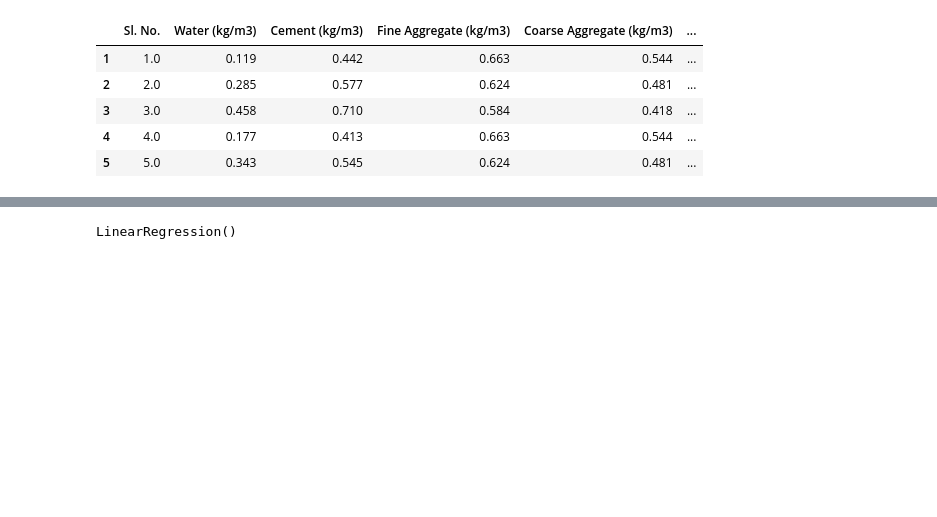
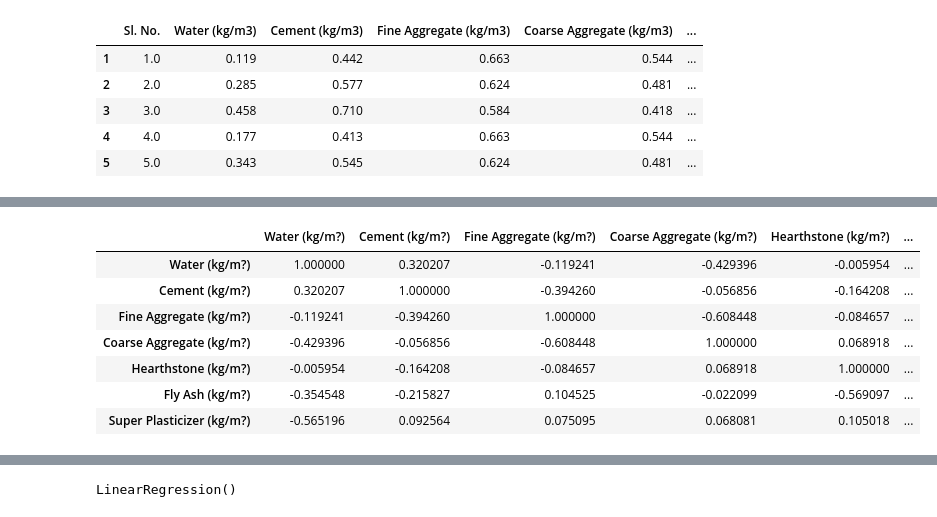
Before and after one commit to Sirfowahid/Concrete_Compressive_Strength_Analysis_Using_ML, a Jupyter notebook: CCSA.ipynb, the cells around one changed output, grey strips where cells are left out. Saved outputs shown, nothing was run; the diff lists cells and outputs as text; code cells hidden in the pictures; blank space fills up the shorter version.

```diff
--- a/CCSA.ipynb
+++ b/CCSA.ipynb
@@ -139,3 +86,14 @@ plt.scatter(np.arange(Y.shape[0]),Y)
 plt.show()
 # %% [output]
 [drawing not drawn]
+# %%
+X.corr()
+# %% [output]
+|  | Water (kg/m?) | Cement (kg/m?) | Fine Aggregate (kg/m?) | Coarse Aggregate (kg/m?) | Hearthstone (kg/m?) | ... |
+| Water (kg/m?) | 1.000000 | 0.320207 | -0.119241 | -0.429396 | -0.005954 | ... |
+| Cement (kg/m?) | 0.320207 | 1.000000 | -0.394260 | -0.056856 | -0.164208 | ... |
+| Fine Aggregate (kg/m?) | -0.119241 | -0.394260 | 1.000000 | -0.608448 | -0.084657 | ... |
+| Coarse Aggregate (kg/m?) | -0.429396 | -0.056856 | -0.608448 | 1.000000 | 0.068918 | ... |
+| Hearthstone (kg/m?) | -0.005954 | -0.164208 | -0.084657 | 0.068918 | 1.000000 | ... |
+| Fly Ash (kg/m?) | -0.354548 | -0.215827 | 0.104525 | -0.022099 | -0.569097 | ... |
+| Super Plasticizer (kg/m?) | -0.565196 | 0.092564 | 0.075095 | 0.068081 | 0.105018 | ... |
```
Also changed, not shown: parts of 19 cells of this notebook.
